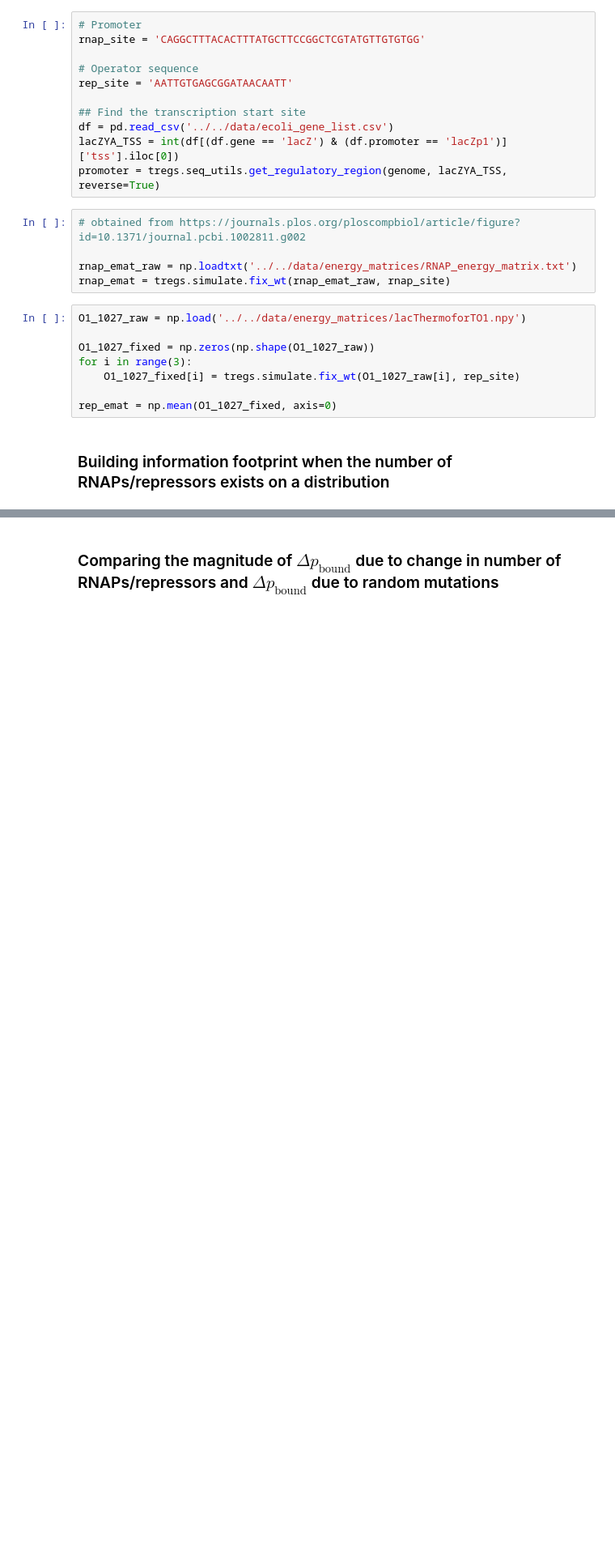
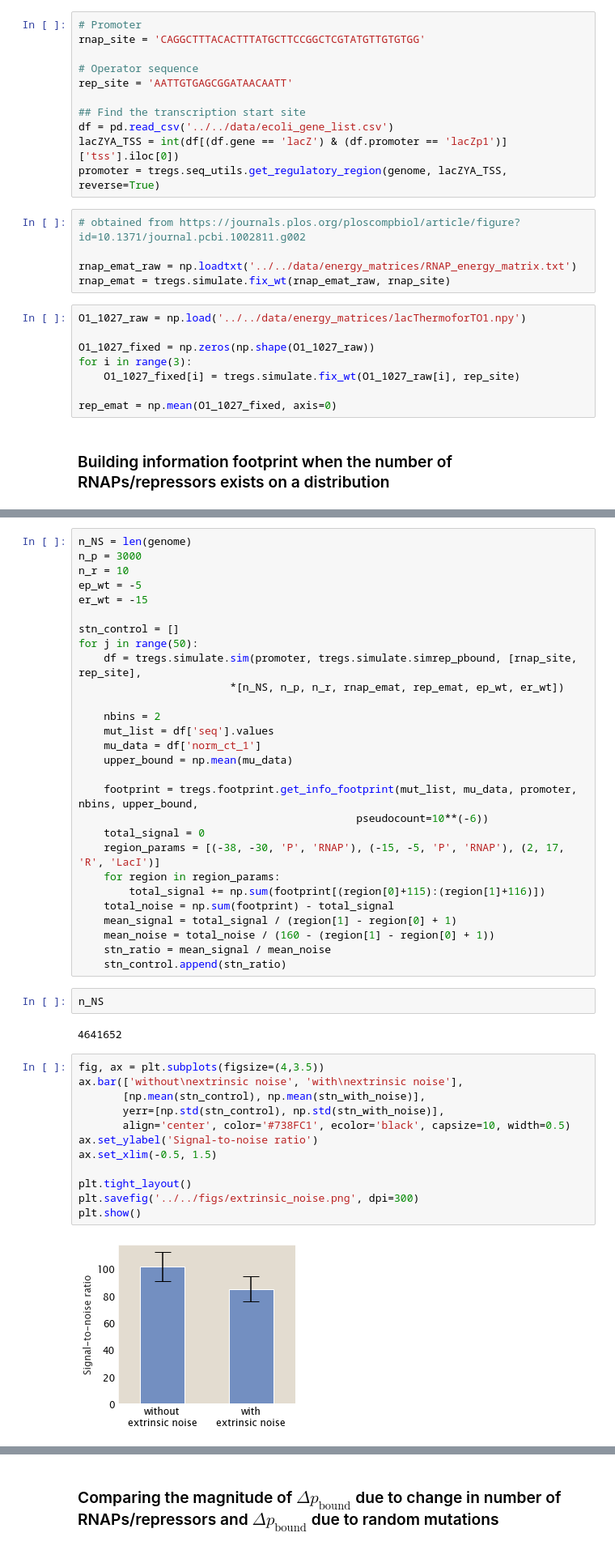
Before and after one commit to RPGroup-PBoC/theoretical_regseq, a Jupyter notebook: notebooks/noise/extrinsic_noise.ipynb, the cells around one changed output, grey strips where cells are left out. Shown at 81% size. Drawn from its saved outputs; the diff is of its cells as text; blank space fills up the shorter version.

```diff
--- a/notebooks/noise/extrinsic_noise.ipynb
+++ b/notebooks/noise/extrinsic_noise.ipynb
@@ -61,0 +90,46 @@ def simrep_pbound_with_noise(p_seq, r_seq, n_NS, n_p, n_r,
+# %%
+n_NS = len(genome)
+n_p = 3000
+n_r = 10
+ep_wt = -5
+er_wt = -15
+
+stn_control = []
+for j in range(50):
+    df = tregs.simulate.sim(promoter, tregs.simulate.simrep_pbound, [rnap_site, rep_site],
+                        *[n_NS, n_p, n_r, rnap_emat, rep_emat, ep_wt, er_wt])
+
+    nbins = 2
+    mut_list = df['seq'].values
+    mu_data = df['norm_ct_1']
+    upper_bound = np.mean(mu_data)
+
+    footprint = tregs.footprint.get_info_footprint(mut_list, mu_data, promoter, nbins, upper_bound,
+                                            pseudocount=10**(-6))
+    total_signal = 0
+    region_params = [(-38, -30, 'P', 'RNAP'), (-15, -5, 'P', 'RNAP'), (2, 17, 'R', 'LacI')]
+    for region in region_params:
+        total_signal += np.sum(footprint[(region[0]+115):(region[1]+116)])
+    total_noise = np.sum(footprint) - total_signal
+    mean_signal = total_signal / (region[1] - region[0] + 1)
+    mean_noise = total_noise / (160 - (region[1] - region[0] + 1))
+    stn_ratio = mean_signal / mean_noise
+    stn_control.append(stn_ratio)
+# %%
+n_NS
+# %% [output]
+4641652
+# %%
+fig, ax = plt.subplots(figsize=(4,3.5))
+ax.bar(['without\nextrinsic noise', 'with\nextrinsic noise'],
+       [np.mean(stn_control), np.mean(stn_with_noise)],
+       yerr=[np.std(stn_control), np.std(stn_with_noise)],
+       align='center', color='#738FC1', ecolor='black', capsize=10, width=0.5)
+ax.set_ylabel('Signal-to-noise ratio')
+ax.set_xlim(-0.5, 1.5)
+
+plt.tight_layout()
+plt.savefig('../../figs/extrinsic_noise.png', dpi=300)
+plt.show()
+# %% [output]
+[figure, added]
```
Also changed, not shown: parts of 9 cells of this notebook, 13 other files.
